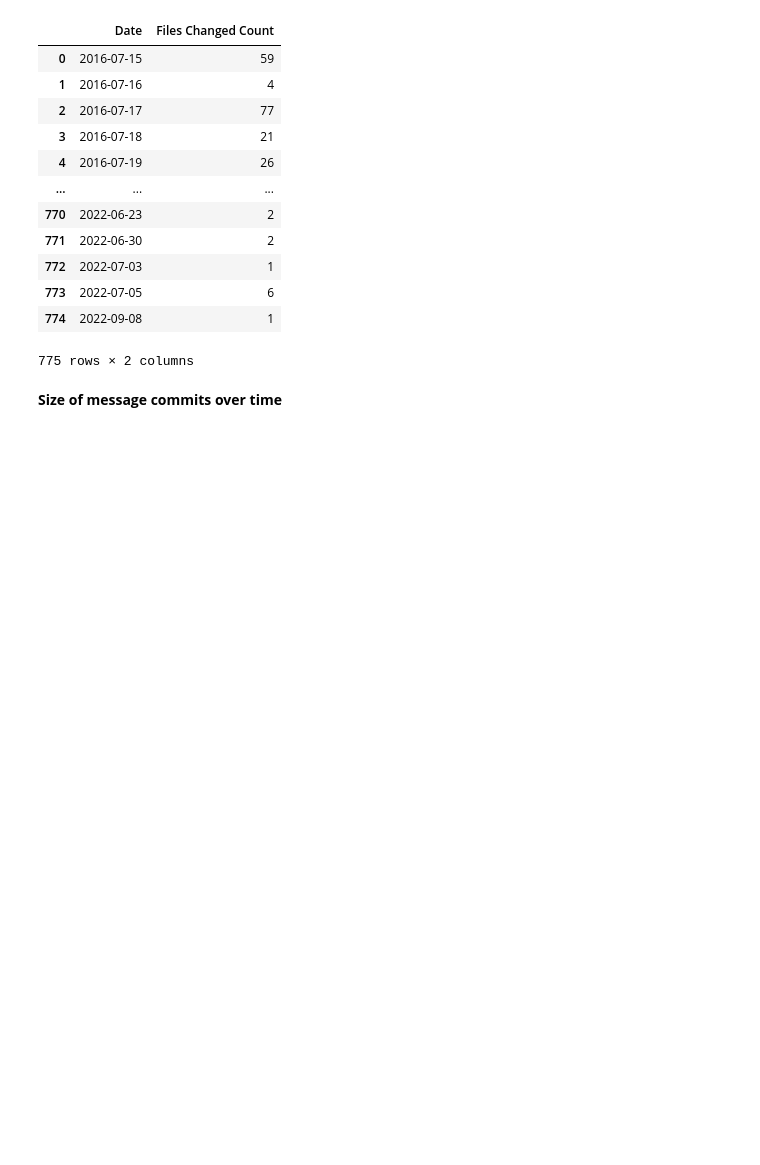
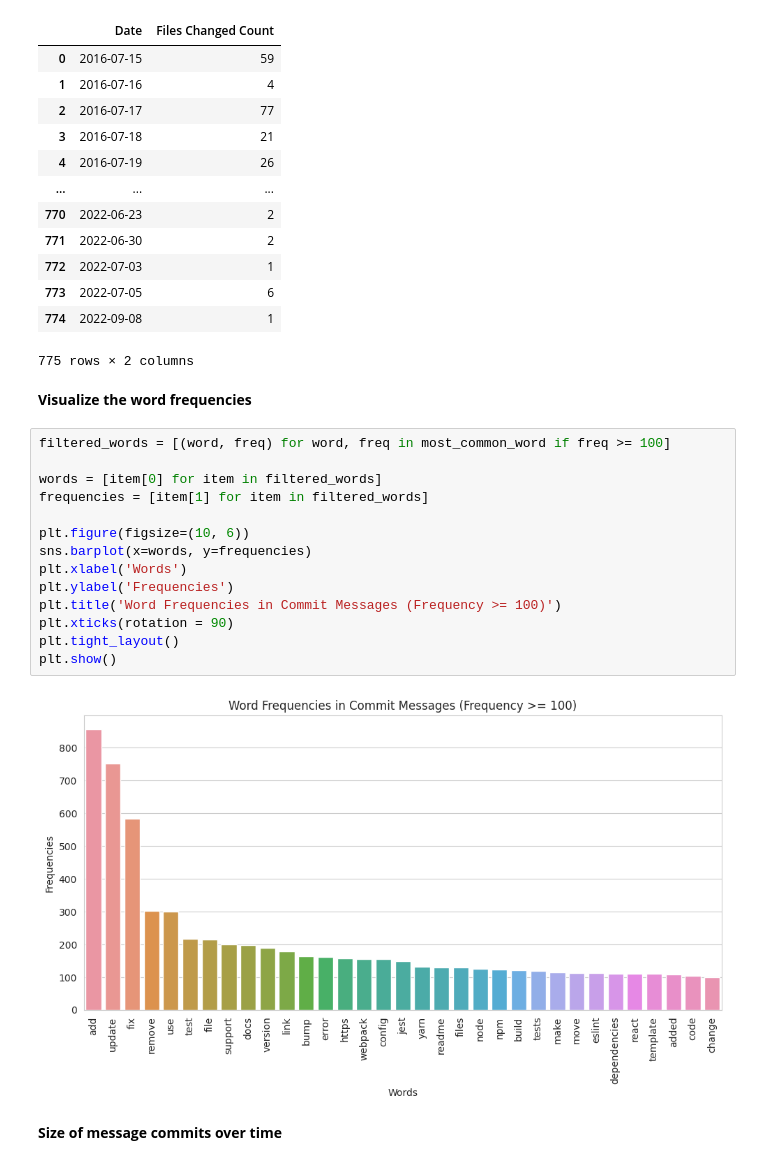
Before and after one commit to VinhPhamAI/Data-Analyst, a Jupyter notebook: Data_Analyst.ipynb, the cells around one changed output. Cells and saved outputs as stored; diff of their text form; blank space fills up the shorter version.

```diff
--- a/Data_Analyst.ipynb
+++ b/Data_Analyst.ipynb
@@ -590,6 +614,24 @@ daily_counts
 | 773 | 2022-07-05 | 6 |
 | 774 | 2022-09-08 | 1 |
 775 rows × 2 columns
+# %% [markdown]
+**Visualize the word frequencies**
+# %%
+filtered_words = [(word, freq) for word, freq in most_common_word if freq >= 100]
+
+words = [item[0] for item in filtered_words]
+frequencies = [item[1] for item in filtered_words]
+
+plt.figure(figsize=(10, 6))
+sns.barplot(x=words, y=frequencies)
+plt.xlabel('Words')
+plt.ylabel('Frequencies')
+plt.title('Word Frequencies in Commit Messages (Frequency >= 100)')
+plt.xticks(rotation = 90)
+plt.tight_layout()
+plt.show()
+# %% [output]
+[figure, added]
 # %% [markdown]
 **Size of message commits over time**
 # %%
```
Also changed, not shown: parts of 10 cells of this notebook.
